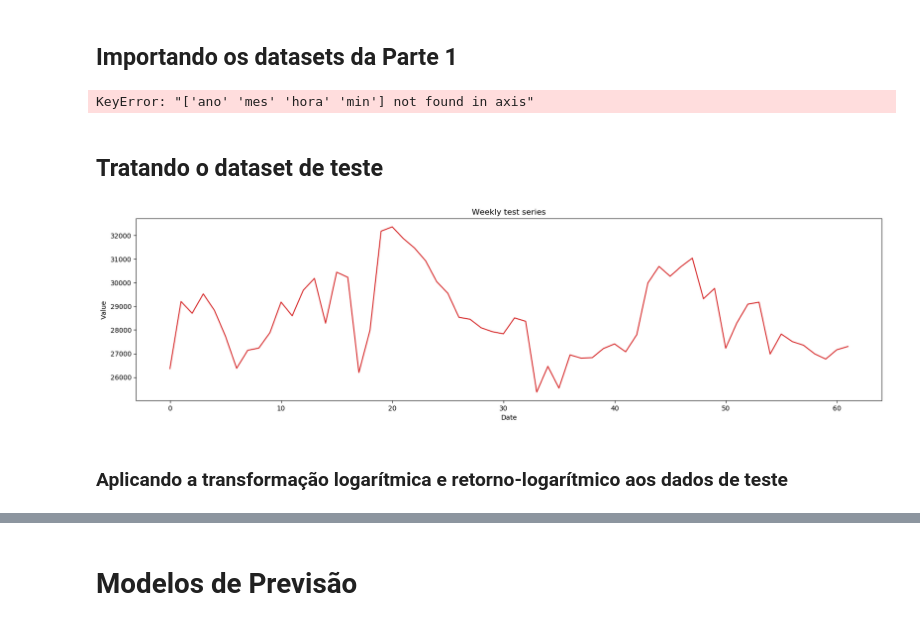
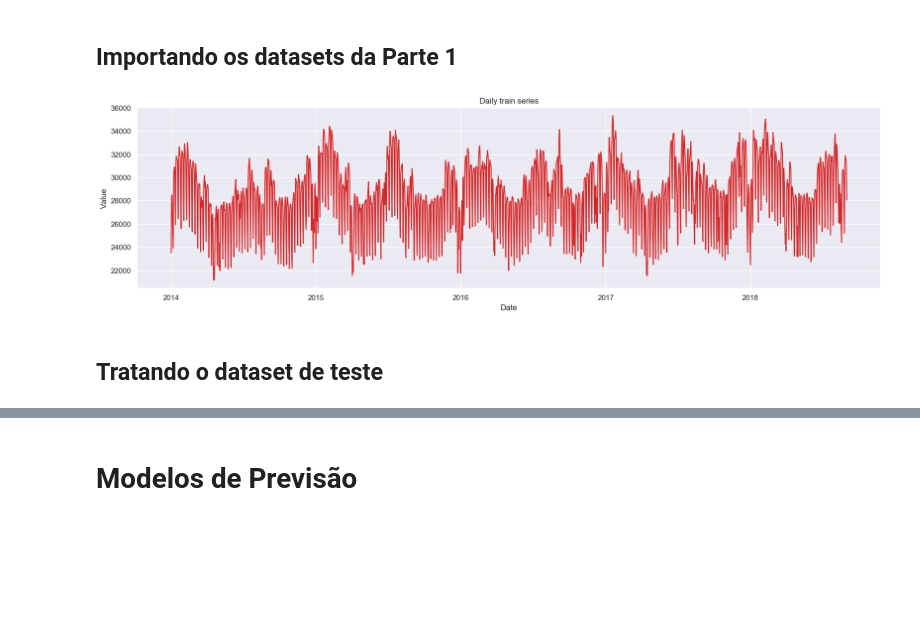
Before and after one commit to marcosvilela/modelagem-analitica-20.3, a Jupyter notebook: source/Marcos/Marcos - Parte 2.ipynb, the cells around one changed output, grey strips where cells are left out. Cells and saved outputs as stored; diff of their text form; code cells hidden in the pictures; blank space fills up the shorter version.

```diff
--- a/source/Marcos/Marcos - Parte 2.ipynb
+++ b/source/Marcos/Marcos - Parte 2.ipynb
@@ -9,25 +28,20 @@ from statsmodels.tsa.arima_model import ARIMA
 # %% [markdown]
 ## Importando os datasets da Parte 1
-# %%
-
-daily_m = pd.read_csv('../../data/Marcos/daily_m.csv')
-hourly_m = pd.read_csv('../../data/Marcos/hourly_m.csv')
-weekly_m.drop(['ano','mes','hora','min'], axis = 1, inplace=True)
-log_data = pd.read_csv('../../data/Marcos/log_data.csv')
-weekly_m_log = pd.read_csv('../../data/Marcos/weekly_m_return_log.csv')
-data_test = pd.read_csv('../../data/ElectricDemandForecasting-DL-master_data_hourly_20140102_20191101_test.csv')
-
-def plot_df(df, x, y, title="", xlabel='Date', ylabel='Value', dpi=100):
-    plt.figure(figsize=(20,5), dpi=dpi)
-    plt.plot(x, y, color='tab:red')
-    plt.gca().set(title=title, xlabel=xlabel, ylabel=ylabel)
-    plt.show()
-
-from pandas.plotting import register_matplotlib_converters
-register_matplotlib_converters()
-weekly_m.head()
-# %% [output]
-KeyError: "['ano' 'mes' 'hora' 'min'] not found in axis"
+# %%
+sns.set()
+weekly_train = pd.read_csv('../../data/Marcos/weekly_m.csv')
+hourly_train = pd.read_csv('../../data/Marcos/hourly_m.csv')
+daily_train = pd.read_csv('../../data/Marcos/daily_m.csv')
+data_test = pd.read_csv('../../data/ElectricDemandForecasting-DL-master_data_hourly_20140102_20191101_test.csv')
+# %%
+weekly_train['datetime'] = pd.to_datetime(weekly_train["datetime"])
+hourly_train['datetime'] = pd.to_datetime(hourly_train["datetime"])
+daily_train['datetime'] = pd.to_datetime(daily_train["datetime"])
+
+
+plot_df(daily_train, x=daily_train['datetime'], y=daily_train['value'], title="Daily train series")
+# %% [output]
+[figure, added]
 # %% [markdown]
 ## Tratando o dataset de teste
 # %%
@@ -38,6 +50,0 @@ test_weekly.info()
-# %%
-plot_df(test_weekly, x=test_weekly.index, y=test_weekly.value, title="Weekly test series")
-# %% [output]
-[figure, removed]
-# %% [markdown]
-### Aplicando a transformação logarítmica e retorno-logarítmico aos dados de teste
```
Also changed, not shown: parts of 26 cells of this notebook.
